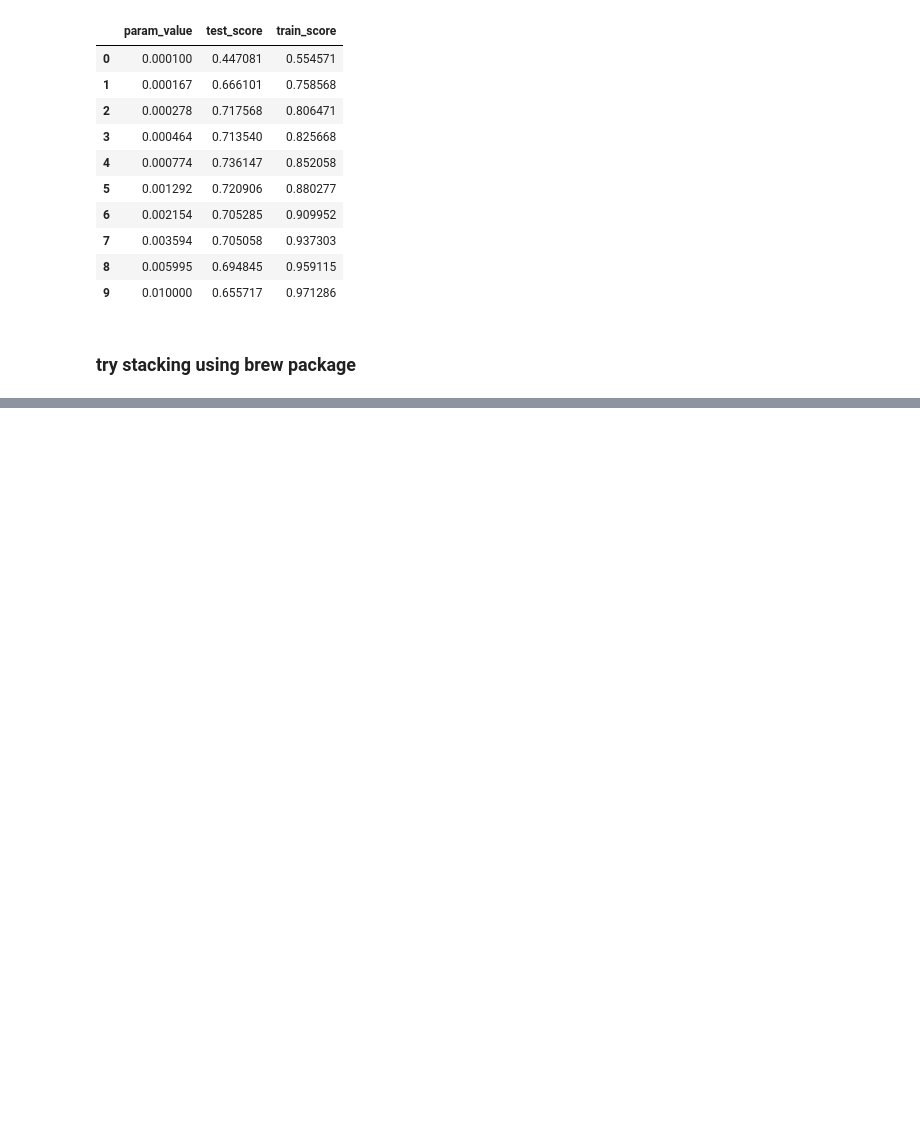
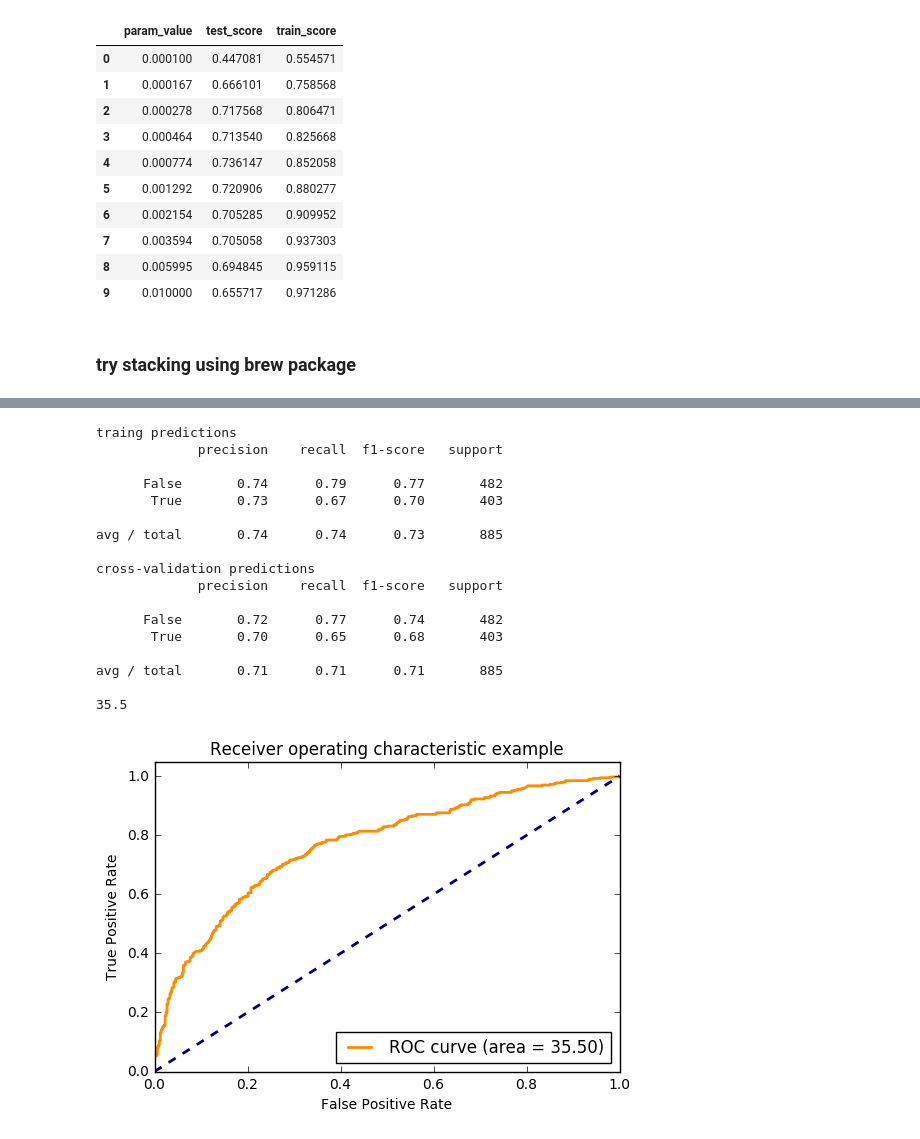
Before and after one commit to narenkumarR/nlpintelligence, a Jupyter notebook: scoring_model/modelling_dec28.ipynb, the cells around one changed output, grey strips where cells are left out. Cells and saved outputs as stored; diff of their text form; code cells hidden in the pictures; blank space fills up the shorter version.

```diff
--- a/scoring_model/modelling_dec28.ipynb
+++ b/scoring_model/modelling_dec28.ipynb
@@ -973,0 +1040,46 @@ pd.DataFrame(tfidf_vectorizer.vocabulary_.keys(),columns=['word']).sort('word').
+# %%
+n_topics = 20
+nmf = NMF(n_components=n_topics, random_state=1,
+          alpha=.1, l1_ratio=.5)
+nmf_data = nmf.fit_transform(tfidf)
+clf = LogisticRegressionCV(Cs=10)
+clf.fit(nmf_data,df['saas_subscription'])
+print 'traing predictions'
+print classification_report(df['saas_subscription'],clf.predict(nmf_data))
+print 'cross-validation predictions'
+cv_pred = cross_val_predict(clf,nmf_data,df['saas_subscription'],cv=10)
+print classification_report(df['saas_subscription'],cv_pred)
+print auc(df['saas_subscription'],cv_pred)
+cv_pred_prob = cross_val_predict(clf,nmf_data,df['saas_subscription'],cv=10,method='predict_proba')[:,1]
+fpr, tpr, _ = roc_curve(df['saas_subscription'], cv_pred_prob)
+plt.figure()
+lw = 2
+plt.plot(fpr, tpr, color='darkorange',
+         lw=lw, label='ROC curve (area = %0.2f)' % auc(df['saas_subscription'],cv_pred))
+plt.plot([0, 1], [0, 1], color='navy', lw=lw, linestyle='--')
+plt.xlim([0.0, 1.0])
+plt.ylim([0.0, 1.05])
+plt.xlabel('False Positive Rate')
+plt.ylabel('True Positive Rate')
+plt.title('Receiver operating characteristic example')
+plt.legend(loc="lower right")
+plt.show()
+# %% [output]
+traing predictions
+             precision    recall  f1-score   support
+
+      False       0.74      0.79      0.77       482
+       True       0.73      0.67      0.70       403
+
+avg / total       0.74      0.74      0.73       885
+
+cross-validation predictions
+             precision    recall  f1-score   support
+
+      False       0.72      0.77      0.74       482
+       True       0.70      0.65      0.68       403
+
+avg / total       0.71      0.71      0.71       885
+
+35.5
+[figure, added]
```
Also changed, not shown: parts of 24 cells of this notebook, 3 other files.
